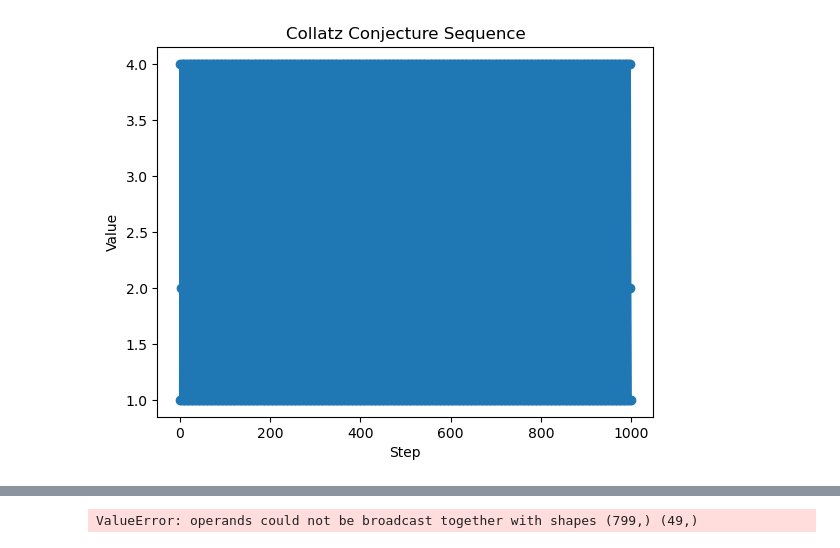
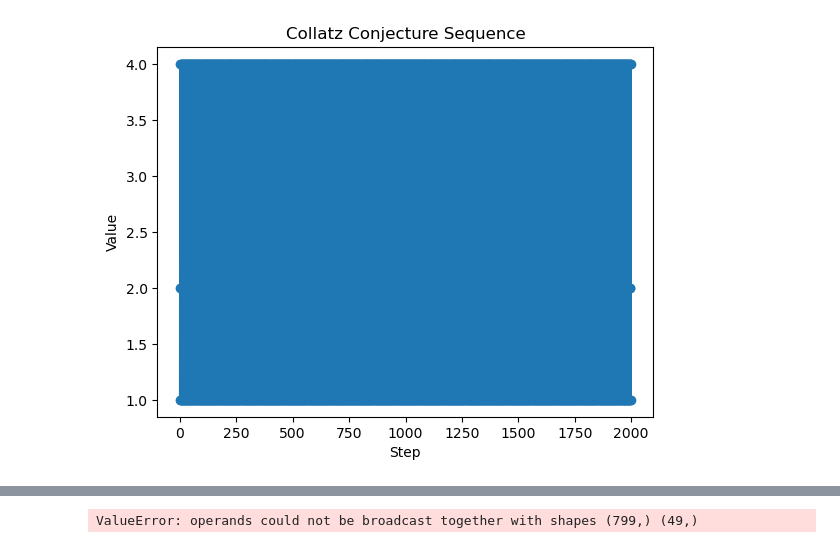
Before and after one commit to petron23/maths_and_physics, a Jupyter notebook: Collatz_conjecture/collatz.ipynb, the cells around one changed output, grey strips where cells are left out. Drawn from its saved outputs; the diff is of its cells as text; code cells hidden in the pictures.

```diff
--- a/Collatz_conjecture/collatz.ipynb
+++ b/Collatz_conjecture/collatz.ipynb
@@ -6,35 +6,35 @@ def collatz_sequence(n):
     while n != 1:
         if n % 2 == 0:
             n //= 2
         else:
             n = 3 * n + 1
         sequence.append(n)
     return sequence
 
 def collatz_sequence2(n):
     sequence = [n]
-    for i in range(n,1000):
+    for i in range(n,2000):
         if n % 2 == 0:
             n //= 2
         else:
             n = 3 * n + 1
         sequence.append(n)
     return sequence
 
 def plot_collatz(sequence):
     x_values = list(range(len(sequence)))
     plt.plot(x_values, sequence, marker='o', linestyle='-')
     plt.xlabel('Step')
     plt.ylabel('Value')
     plt.title('Collatz Conjecture Sequence')
     #plt.show()
 
 # Example: Generate and plot the Collatz sequence
 starting_number = 1
 collatz_seq = collatz_sequence2(starting_number)
 plot_collatz(collatz_seq)
 # %% [output]
-[figure, old version]
+[figure, new version]
 # %%
 lenseq=[]
 val = []
```
Also changed, not shown: parts of 11 cells of this notebook.
